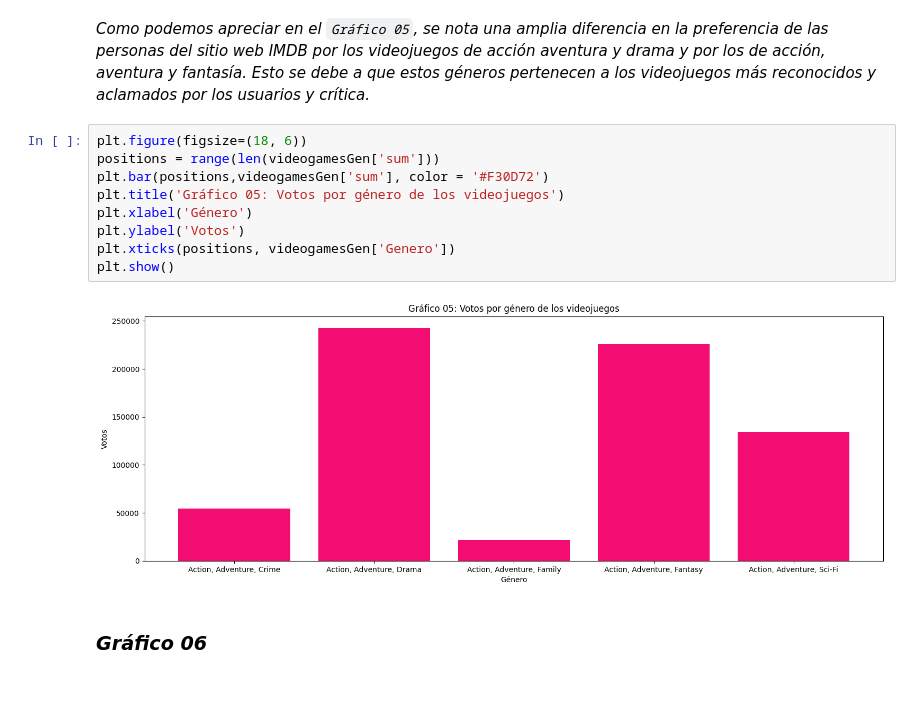
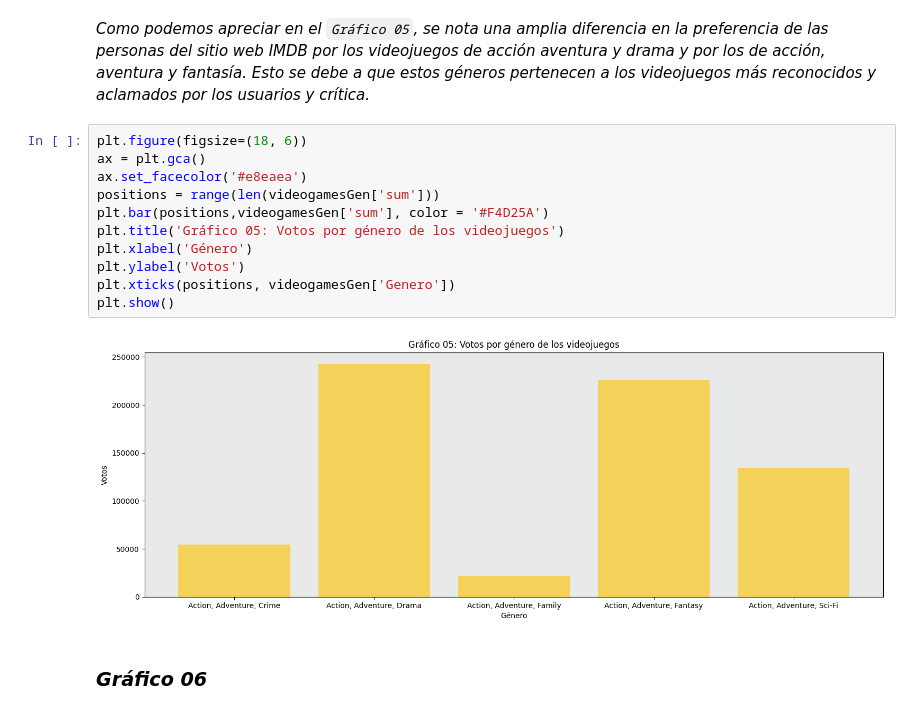
Before and after one commit to piero0090/RepoData2, a Jupyter notebook: Python_Analisis.ipynb, the cells around one changed output. Drawn from its saved outputs; the diff is of its cells as text.

```diff
--- a/Python_Analisis.ipynb
+++ b/Python_Analisis.ipynb
@@ -292,15 +300,17 @@ plt.show()
 *Como podemos apreciar en el `Gráfico 05`, se nota una amplia diferencia en la preferencia de las personas del sitio web IMDB por los videojuegos de acción aventura y drama y por los de acción, aventura y fantasía. Esto se debe a que estos géneros pertenecen a los videojuegos más reconocidos y aclamados por los usuarios y crítica.*
 # %%
 plt.figure(figsize=(18, 6))
+ax = plt.gca()
+ax.set_facecolor('#e8eaea')
 positions = range(len(videogamesGen['sum']))
-plt.bar(positions,videogamesGen['sum'], color = '#F30D72')
+plt.bar(positions,videogamesGen['sum'], color = '#F4D25A')
 plt.title('Gráfico 05: Votos por género de los videojuegos')
 plt.xlabel('Género')
 plt.ylabel('Votos')
 plt.xticks(positions, videogamesGen['Genero'])
 plt.show()
 # %% [output]
-[figure, old version]
+[figure, new version]
 # %% [markdown]
 ### ***Gráfico 06***
 # %% [markdown]
```
Also changed, not shown: parts of 5 cells of this notebook.
